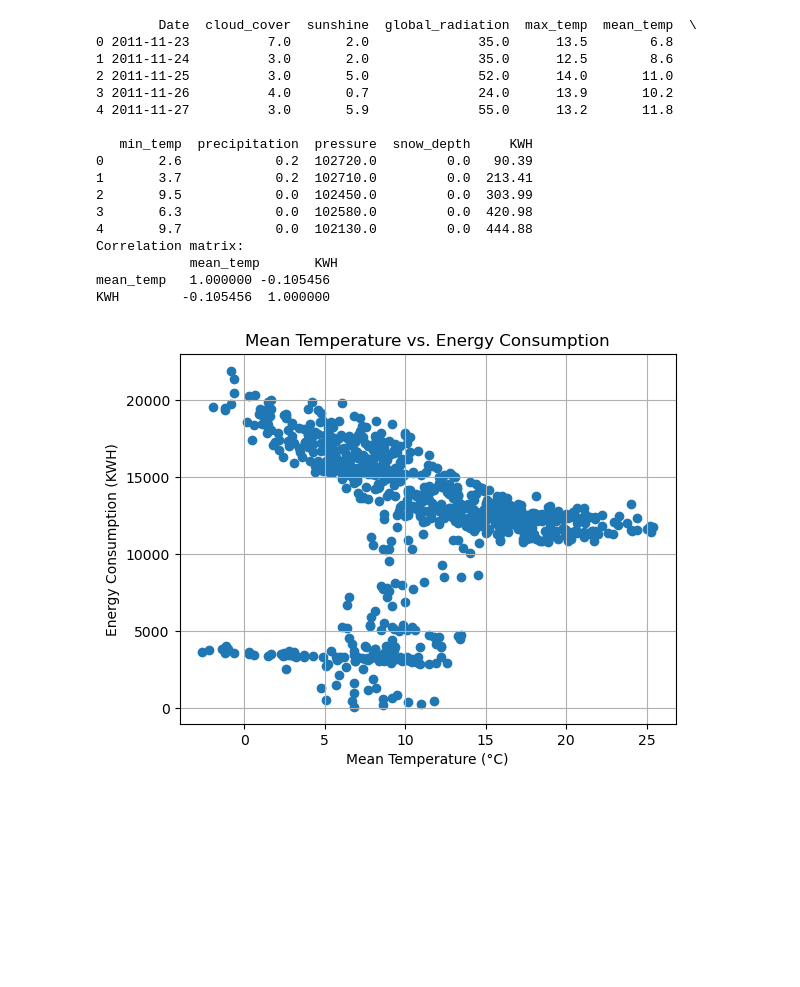
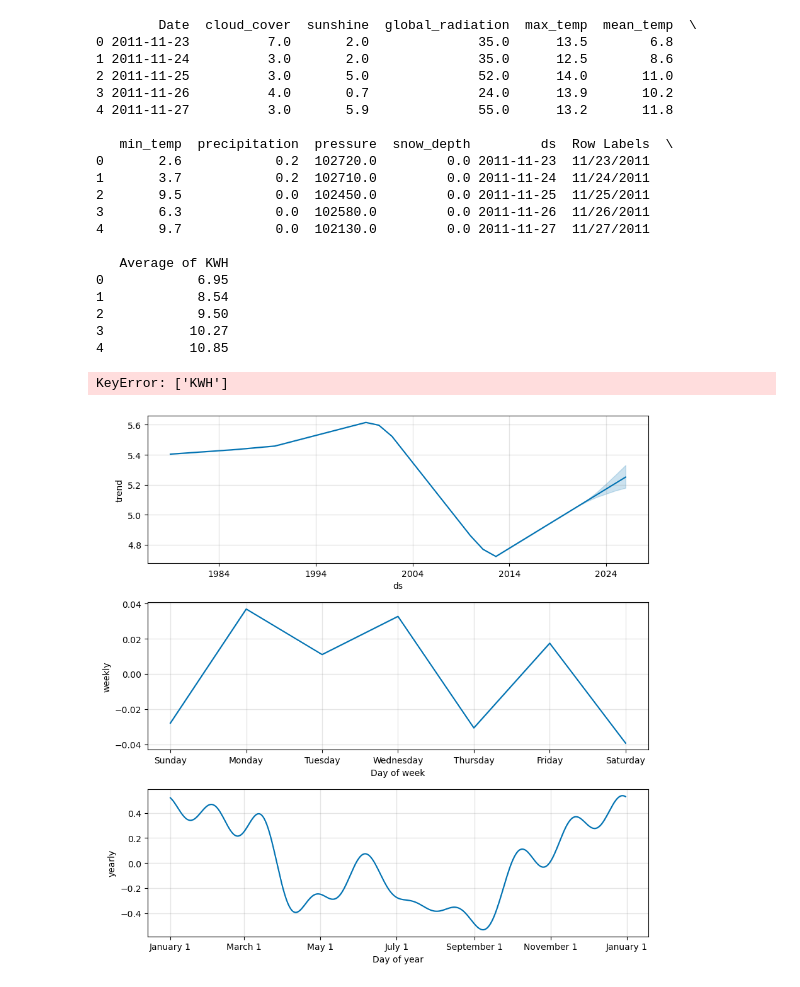
Before and after one commit to cattienl/project1, a Jupyter notebook: project1.ipynb, the cells around one changed output. Cells and saved outputs as stored; diff of their text form; code cells hidden in the pictures; blank space fills up the shorter version.

```diff
--- a/project1.ipynb
+++ b/project1.ipynb
@@ -9,7 +34,7 @@ import matplotlib.pyplot as plt
 from prophet import Prophet
 from datetime import datetime
 # %%
-weather_df = pd.read_csv('C:\\Users\\kzam3\\Downloads\\aiproject1\\london_weather.csv')
+weather_df = pd.read_csv('london_weather.csv')
 weather_df.head()
 # %% [output]
 |  | date | cloud_cover | sunshine | global_radiation | max_temp | mean_temp | min_temp | precipitation | ... |
@@ -28,4 +74,4 @@ df_cloud_cover
 # %%
 model_cloud_cover = Prophet()
 # %%
-model_cloud_cover.fit(df_sunshine)
+model_cloud_cover.fit(df_cloud_cover)
@@ -32,6 +82,6 @@ model_cloud_cover.fit(df_sunshine)
 # %%
 future_cloud_cover = model_cloud_cover.make_future_dataframe(periods=5, freq="Y")
 # %%
-forecast_cloud_cover = model_cloud_cover.predict(future_sunshine)
+forecast_cloud_cover = model_cloud_cover.predict(future_cloud_cover)
 # %%
 fig_cloud_cover = model_cloud_cover.plot(forecast_cloud_cover)
@@ -49,10 +114,14 @@ weather_df.rename(columns={'date': 'Date'}, inplace=True)  # Rename correctly fi
 weather_df['Date'] = pd.to_datetime(weather_df['Date'], format='%Y%m%d')  # Convert after renaming
 # %%
 # Load the energy consumption data
-energy_df = pd.read_csv('C:\\Users\\kzam3\\Downloads\\aiproject1\\london_energy_consumption_upload.csv')
+energy_df = pd.read_csv('london_energy_consumption_upload.csv')
+
+# drop grand total
+energy_df = energy_df.drop(energy_df.index[-1])
 
 # Convert date columns to datetime format for both dataframes
-energy_df['Date'] = pd.to_datetime(energy_df['Date'], format='%m/%d/%Y')
+energy_df['Date'] = pd.to_datetime(energy_df['Row Labels'], format='%m/%d/%Y')
+
 
 # Merge the dataframes on the 'Date' column
 merged_df = pd.merge(weather_df, energy_df, on='Date', how='inner')
@@ -61,14 +130,14 @@ merged_df = pd.merge(weather_df, energy_df, on='Date', how='inner')
 print(merged_df.head())
 
 # Ensure no NaN values in 'mean_temp' and 'KWH' columns that could skew the results
-merged_df.dropna(subset=['mean_temp', 'KWH'], inplace=True)
+merged_df.dropna(subset=['mean_temp', 'Average of KWH'], inplace=True)
 
 # Calculate the correlation between 'mean_temp' and 'KWH'
-correlation_matrix = merged_df[['mean_temp', 'KWH']].corr()
+correlation_matrix = merged_df[['mean_temp', 'Average of KWH']].corr()
 print("Correlation matrix:\n", correlation_matrix)
 
 # Use matplotlib for a scatter plot
-plt.scatter(merged_df['mean_temp'], merged_df['KWH'])
+plt.scatter(merged_df['mean_temp'], merged_df['Average of KWH'])
 plt.title('Mean Temperature vs. Energy Consumption')
 plt.xlabel('Mean Temperature (°C)')
 plt.ylabel('Energy Consumption (KWH)')
@@ -82,14 +151,22 @@ plt.show()
 3 2011-11-26          4.0       0.7              24.0      13.9       10.2
 4 2011-11-27          3.0       5.9              55.0      13.2       11.8
 
-   min_temp  precipitation  pressure  snow_depth     KWH
-0       2.6            0.2  102720.0         0.0   90.39
-1       3.7            0.2  102710.0         0.0  213.41
-2       9.5            0.0  102450.0         0.0  303.99
-3       6.3            0.0  102580.0         0.0  420.98
-4       9.7            0.0  102130.0         0.0  444.88
-Correlation matrix:
-            mean_temp       KWH
-mean_temp   1.000000 -0.105456
-KWH        -0.105456  1.000000
+   min_temp  precipitation  pressure  snow_depth         ds  Row Labels  \
+0       2.6            0.2  102720.0         0.0 2011-11-23  11/23/2011
+1       3.7            0.2  102710.0         0.0 2011-11-24  11/24/2011
+2       9.5            0.0  102450.0         0.0 2011-11-25  11/25/2011
+3       6.3            0.0  102580.0         0.0 2011-11-26  11/26/2011
+4       9.7            0.0  102130.0         0.0 2011-11-27  11/27/2011
+
+   Average of KWH
+0            6.95
+1            8.54
+2            9.50
+3           10.27
+4           10.85
-[figure, removed]
+KeyError: ['KWH']
+# %%
+forecast_cloud_cover = forecast_cloud_cover.reset_index()
+fig_cloud_cover_a = model_cloud_cover.plot_components(forecast_cloud_cover)
+# %% [output]
+[figure, added]
```
Also changed, not shown: parts of 12 cells of this notebook, 2 other files.
